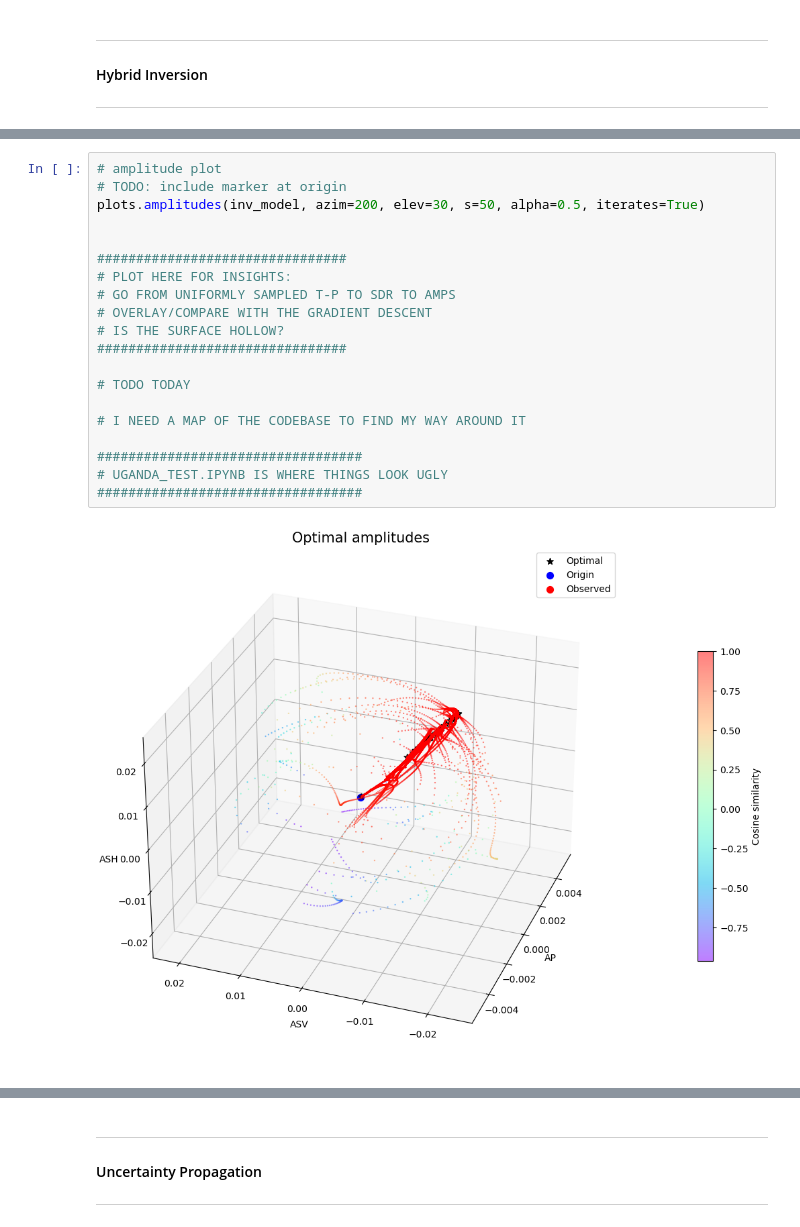
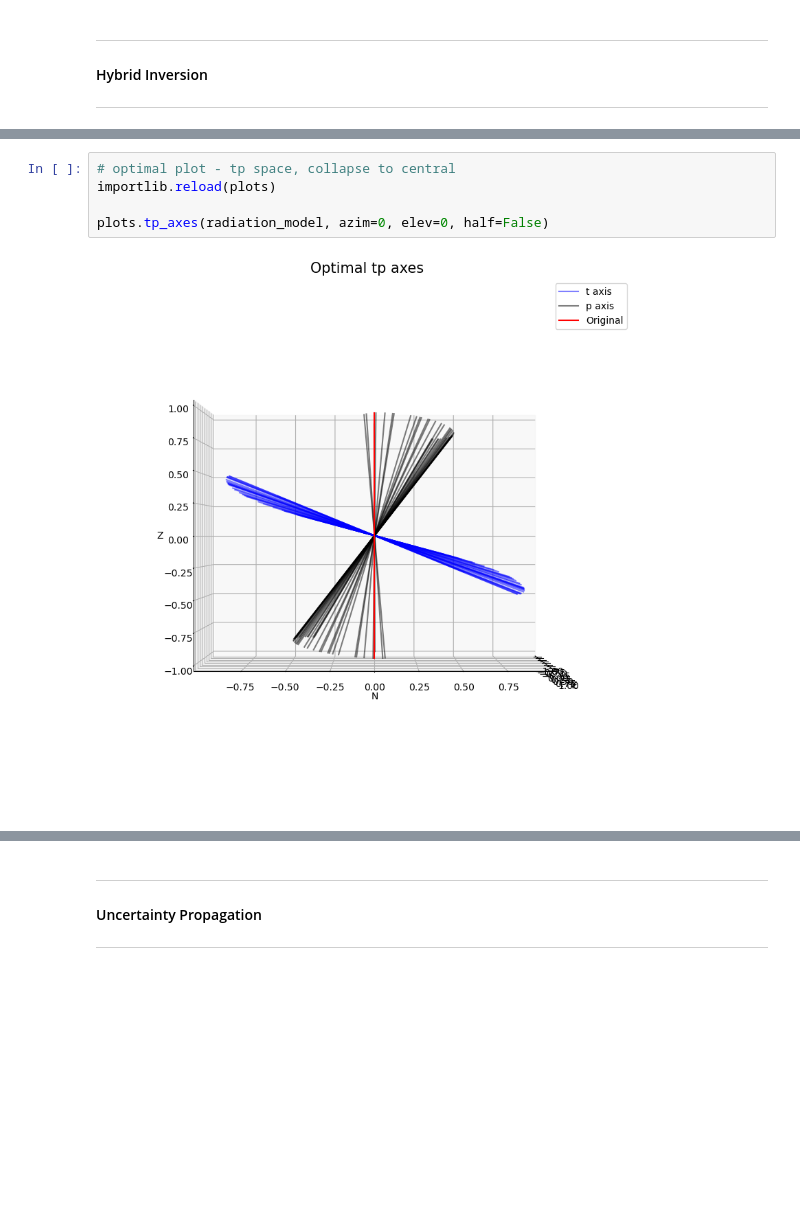
Before and after one commit to victoragaba/SURG-Mars, a Jupyter notebook: project/notebooks/synthetic_test.ipynb, the cells around one changed output, grey strips where cells are left out. Drawn from its saved outputs; the diff is of its cells as text; blank space fills up the shorter version.

```diff
--- a/project/notebooks/synthetic_test.ipynb
+++ b/project/notebooks/synthetic_test.ipynb
@@ -257,24 +182,9 @@ plots.beachballs(inv_model, central=True, order_by='strike')
-# %%
-# amplitude plot
-# TODO: include marker at origin
-plots.amplitudes(inv_model, azim=200, elev=30, s=50, alpha=0.5, iterates=True)
-
-
-################################
-# PLOT HERE FOR INSIGHTS:
-# GO FROM UNIFORMLY SAMPLED T-P TO SDR TO AMPS
-# OVERLAY/COMPARE WITH THE GRADIENT DESCENT
-# IS THE SURFACE HOLLOW?
-################################
-
-# TODO TODAY
-
-# I NEED A MAP OF THE CODEBASE TO FIND MY WAY AROUND IT
-
-##################################
-# UGANDA_TEST.IPYNB IS WHERE THINGS LOOK UGLY
-##################################
-# %% [output]
-[figure, removed]
+# %%
+# optimal plot - tp space, collapse to central
+importlib.reload(plots)
+
+plots.tp_axes(radiation_model, azim=0, elev=0, half=False)
+# %% [output]
+[figure, added]
 # %%
 # iterate plot - sdr space
```
Also changed, not shown: parts of 18 cells of this notebook, 39 other files.
